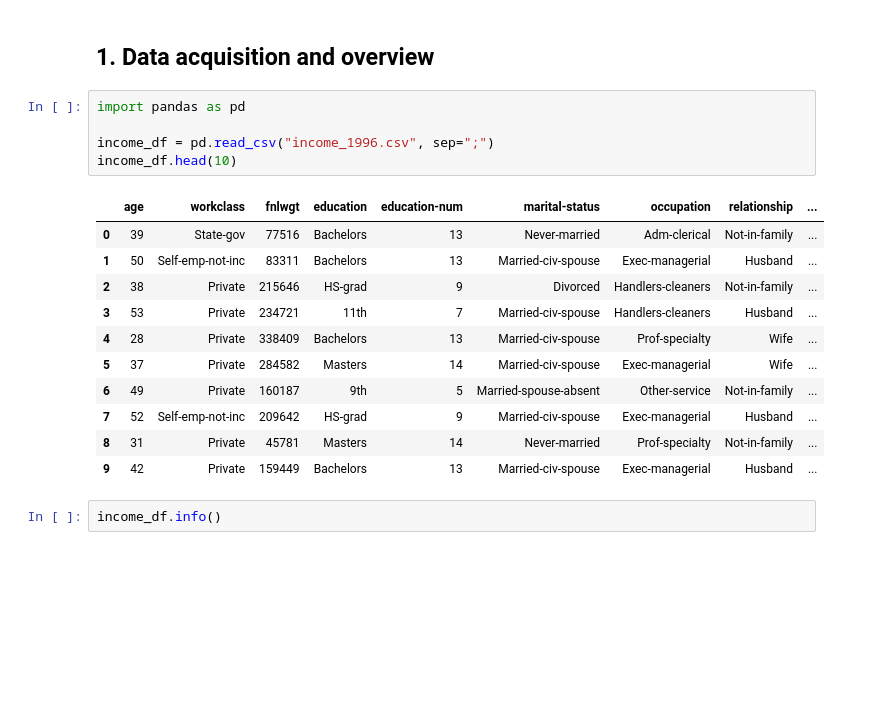
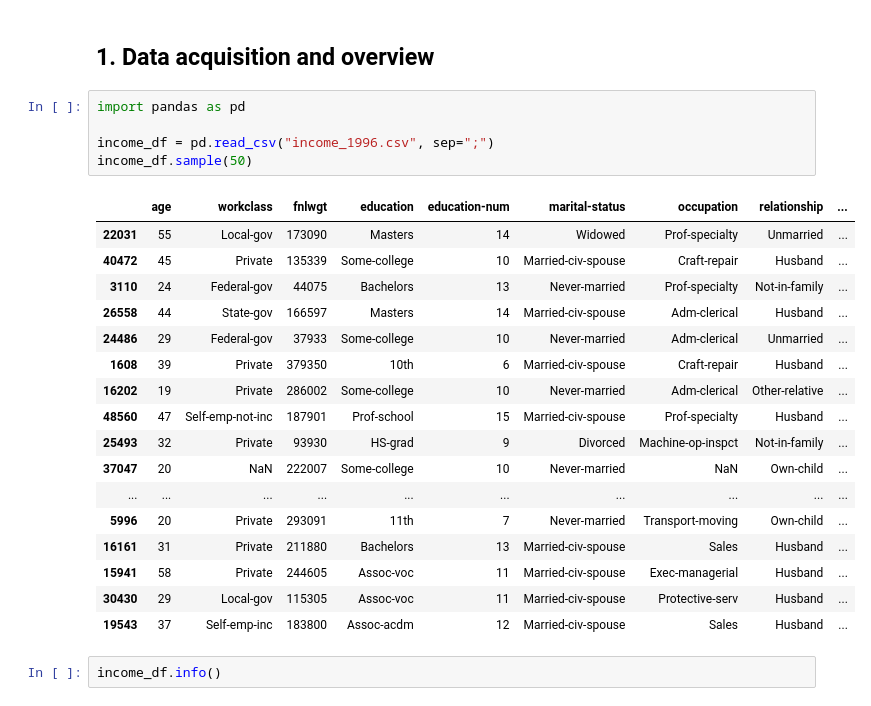
Before and after one commit to AymericMtp/supervised-learning, a Jupyter notebook: eda.ipynb, the cells around one changed output. Drawn from its saved outputs; the diff is of its cells as text; blank space fills up the shorter version.

```diff
--- a/eda.ipynb
+++ b/eda.ipynb
@@ -5,20 +5,26 @@
 # %%
 import pandas as pd
 
 income_df = pd.read_csv("income_1996.csv", sep=";")
-income_df.head(10)
+income_df.sample(50)
 # %% [output]
 |  | age | workclass | fnlwgt | education | education-num | marital-status | occupation | relationship | ... |
-| 0 | 39 | State-gov | 77516 | Bachelors | 13 | Never-married | Adm-clerical | Not-in-family | ... |
-| 1 | 50 | Self-emp-not-inc | 83311 | Bachelors | 13 | Married-civ-spouse | Exec-managerial | Husband | ... |
-| 2 | 38 | Private | 215646 | HS-grad | 9 | Divorced | Handlers-cleaners | Not-in-family | ... |
-| 3 | 53 | Private | 234721 | 11th | 7 | Married-civ-spouse | Handlers-cleaners | Husband | ... |
-| 4 | 28 | Private | 338409 | Bachelors | 13 | Married-civ-spouse | Prof-specialty | Wife | ... |
-| 5 | 37 | Private | 284582 | Masters | 14 | Married-civ-spouse | Exec-managerial | Wife | ... |
-| 6 | 49 | Private | 160187 | 9th | 5 | Married-spouse-absent | Other-service | Not-in-family | ... |
-| 7 | 52 | Self-emp-not-inc | 209642 | HS-grad | 9 | Married-civ-spouse | Exec-managerial | Husband | ... |
-| 8 | 31 | Private | 45781 | Masters | 14 | Never-married | Prof-specialty | Not-in-family | ... |
-| 9 | 42 | Private | 159449 | Bachelors | 13 | Married-civ-spouse | Exec-managerial | Husband | ... |
+| 22031 | 55 | Local-gov | 173090 | Masters | 14 | Widowed | Prof-specialty | Unmarried | ... |
+| 40472 | 45 | Private | 135339 | Some-college | 10 | Married-civ-spouse | Craft-repair | Husband | ... |
+| 3110 | 24 | Federal-gov | 44075 | Bachelors | 13 | Never-married | Prof-specialty | Not-in-family | ... |
+| 26558 | 44 | State-gov | 166597 | Masters | 14 | Married-civ-spouse | Adm-clerical | Husband | ... |
+| 24486 | 29 | Federal-gov | 37933 | Some-college | 10 | Never-married | Adm-clerical | Unmarried | ... |
+| 1608 | 39 | Private | 379350 | 10th | 6 | Married-civ-spouse | Craft-repair | Husband | ... |
+| 16202 | 19 | Private | 286002 | Some-college | 10 | Never-married | Adm-clerical | Other-relative | ... |
+| 48560 | 47 | Self-emp-not-inc | 187901 | Prof-school | 15 | Married-civ-spouse | Prof-specialty | Husband | ... |
+| 25493 | 32 | Private | 93930 | HS-grad | 9 | Divorced | Machine-op-inspct | Not-in-family | ... |
+| 37047 | 20 | NaN | 222007 | Some-college | 10 | Never-married | NaN | Own-child | ... |
+| ... | ... | ... | ... | ... | ... | ... | ... | ... | ... |
+| 5996 | 20 | Private | 293091 | 11th | 7 | Never-married | Transport-moving | Own-child | ... |
+| 16161 | 31 | Private | 211880 | Bachelors | 13 | Married-civ-spouse | Sales | Husband | ... |
+| 15941 | 58 | Private | 244605 | Assoc-voc | 11 | Married-civ-spouse | Exec-managerial | Husband | ... |
+| 30430 | 29 | Local-gov | 115305 | Assoc-voc | 11 | Married-civ-spouse | Protective-serv | Husband | ... |
+| 19543 | 37 | Self-emp-inc | 183800 | Assoc-acdm | 12 | Married-civ-spouse | Sales | Husband | ... |
 # %%
 income_df.info()
 # %% [output]
```
Also changed, not shown: parts of 1 cell of this notebook, 2 other files.
